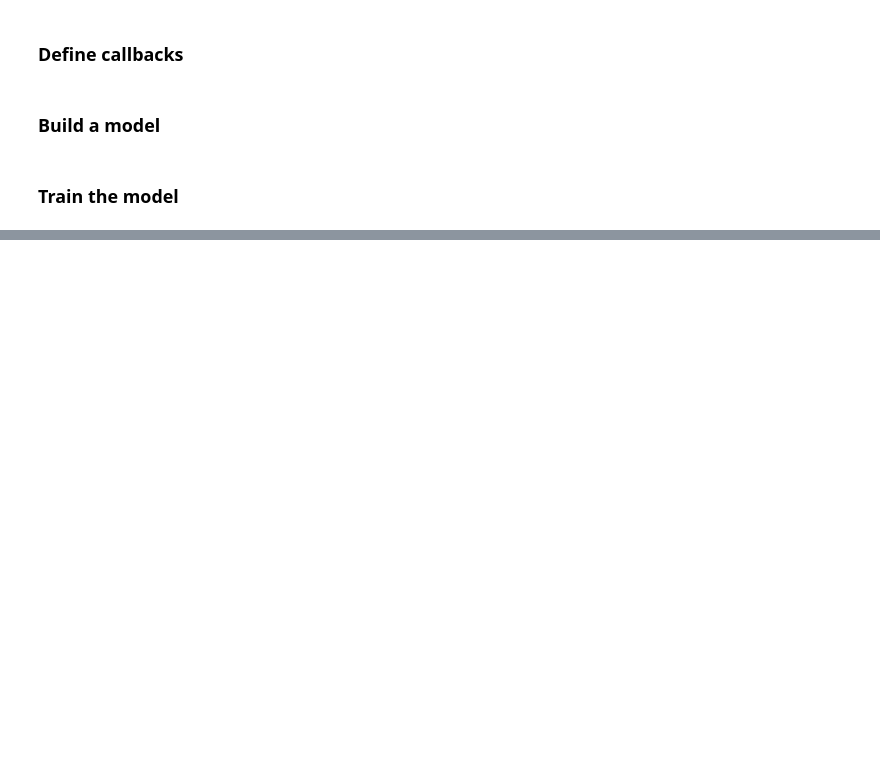
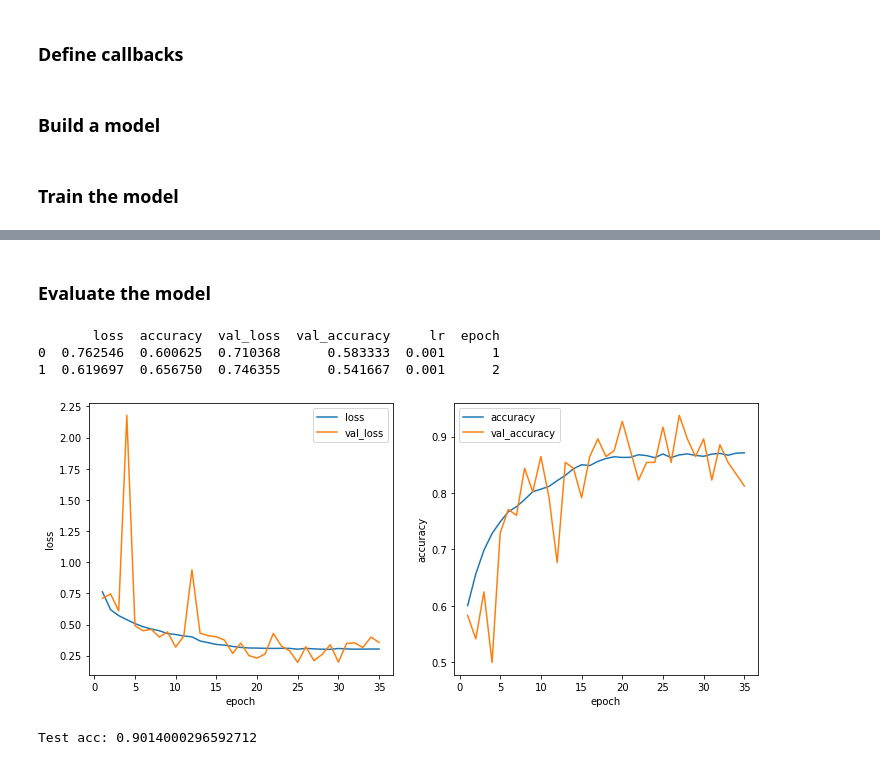
Before and after one commit to divassya/CS767_ML_project, a Jupyter notebook: CS767_animal_classification.ipynb, the cells around one changed output, grey strips where cells are left out. Saved outputs shown, nothing was run; the diff lists cells and outputs as text; code cells hidden in the pictures; blank space fills up the shorter version.

```diff
--- a/CS767_animal_classification.ipynb
+++ b/CS767_animal_classification.ipynb
@@ -280,9 +336,9 @@ lr_reduction = ReduceLROnPlateau(
     factor=0.5,
     min_lr=0.00001
 )
-mc = ModelCheckpoint(filepath = './best_model.h5',save_best_only=True,
-                                                     verbose=0)
-model_chkpt = ModelCheckpoint('save_at_{epoch}.h5')
+# mc = ModelCheckpoint(filepath = './best_model.h5',save_best_only=True,
+                                                    #  verbose=0)
+mc = ModelCheckpoint('./saved_models/save_at_{epoch}.h5')
 
 callbacks = [
     early_stop,
@@ -338,0 +377,20 @@ _________________________________________________________________
+# %%
+model=Sequential()
+model.add(Conv2D(32,(3,3),activation='relu',input_shape=(128, 128, 3)))
+model.add(BatchNormalization())
+model.add(MaxPooling2D(pool_size=(2,2)))
+model.add(Dropout(0.25))
+model.add(Conv2D(64,(3,3),activation='relu'))
+model.add(BatchNormalization())
+model.add(MaxPooling2D(pool_size=(2,2)))
+model.add(Dropout(0.25))
+model.add(Conv2D(128,(3,3),activation='relu'))
+model.add(BatchNormalization())
+model.add(MaxPooling2D(pool_size=(2,2)))
+model.add(Dropout(0.25))
+model.add(Flatten())
+model.add(Dense(512,activation='relu'))
+model.add(BatchNormalization())
+model.add(Dropout(0.5))
+model.add(Dense(1,activation='sigmoid'))
+model.summary()
@@ -343,7 +419,7 @@ model_name = 'CNN'
 print(model_name)
 # training
 print('training the model...')
-start = time()
+start = time.time()
 with tf.device("/GPU:0"): # use GPU-kernel
   hist = model.fit(train_generator,
           validation_data = val_generator,
@@ -352,12 +428,9 @@ with tf.device("/GPU:0"): # use GPU-kernel
           verbose = 1,
           validation_steps=3,
           callbacks=callbacks)
-print('It takes ',round((time()-start)/60), 'mins to train the model.')
+print('It takes ',round((time.time()-start)/60), 'mins to train the model.')
 
 model.save('./final_' + model_name +'.h5')
-test_loss, test_acc = model.evaluate(test_generator, verbose=0)
-print('Test acc:', test_acc)
-learning_curve(hist, model_name)
 # %% [output]
 CNN
 training the model...
@@ -379,0 +452,17 @@ Training metrics:
+# %% [markdown]
+### Evaluate the model
+# %%
+learning_curve(hist)
+# %% [output]
+       loss  accuracy  val_loss  val_accuracy     lr  epoch
+0  0.762546  0.600625  0.710368      0.583333  0.001      1
+1  0.619697  0.656750  0.746355      0.541667  0.001      2
+[figure, added]
+# %%
+test_loss, test_acc = model.evaluate(test_generator, verbose=0)
+print('Test acc:', test_acc)
+test_data_pred = model.predict(test_generator)
+test_data.loc[:, "test_data_pred"] = np.around(test_data_pred).astype(int)
+test_data["test_data_pred"] = test_data["test_data_pred"].replace({1: 'dog', 0:'cat'})
+# %% [output]
+Test acc: 0.9014000296592712
```
Also changed, not shown: parts of 25 cells of this notebook.
